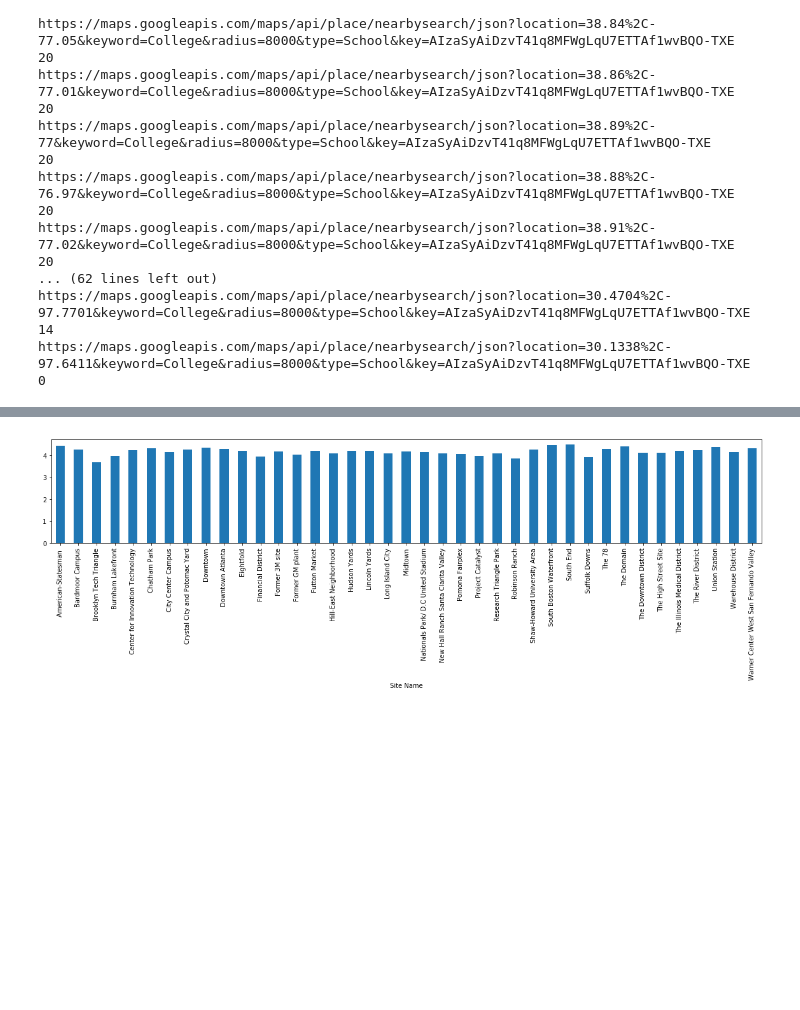
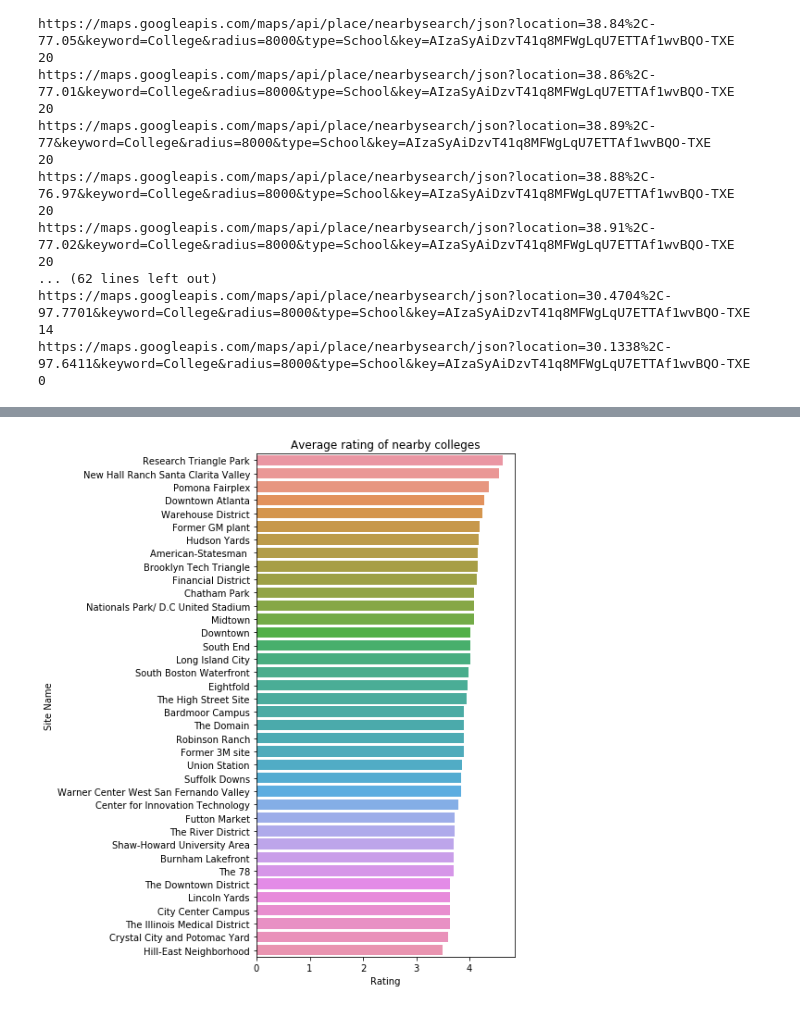
Before and after one commit to indranik/BC_Project1, a Jupyter notebook: Colleges.ipynb, the cells around one changed output, grey strips where cells are left out. Cells and saved outputs as stored; diff of their text form; code cells hidden in the pictures; blank space fills up the shorter version.

```diff
--- a/Colleges.ipynb
+++ b/Colleges.ipynb
@@ -107,12 +123,12 @@ schools_df
 # %%
 schools_df['Rating'] = schools_df['Rating'].astype(float)
-schools_df.to_csv("college.csv")
 m = schools_df.groupby('Site Name')['Rating'].mean()
-am = pd.Series(m)
+am = pd.DataFrame(m)
+am = am.reset_index()
+am = am.sort_values('Rating', ascending=False)
+plt.figure(figsize=(5,10))
+sns.barplot(x='Rating',y='Site Name',data=am)
+plt.title("Average rating of nearby colleges")
+plt.show()
+# %% [output]
+[figure, added]
-# %%
-import matplotlib.pyplot as plt
-import numpy as np
-am.plot(kind='bar',figsize=(20,3))
-plt.show()
-# %% [output]
-[figure, removed]
```
Also changed, not shown: parts of 4 cells of this notebook, 1 other file.
